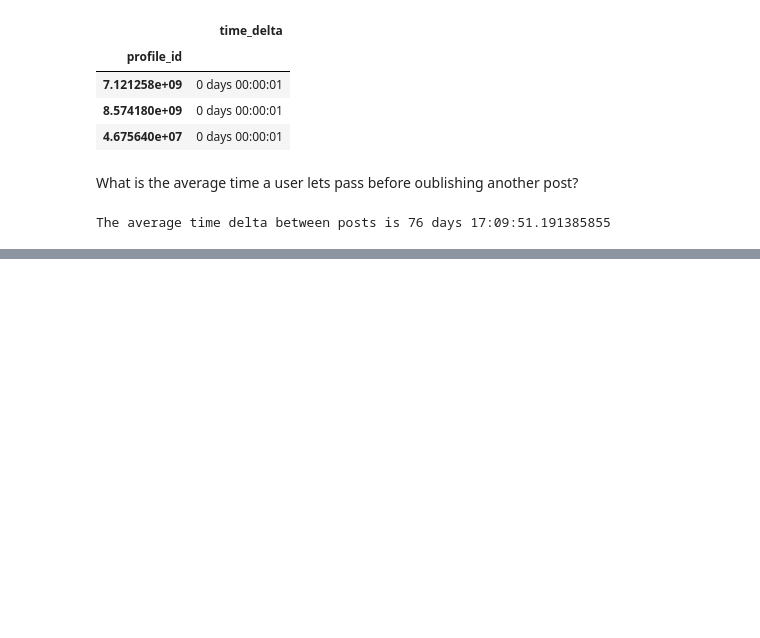
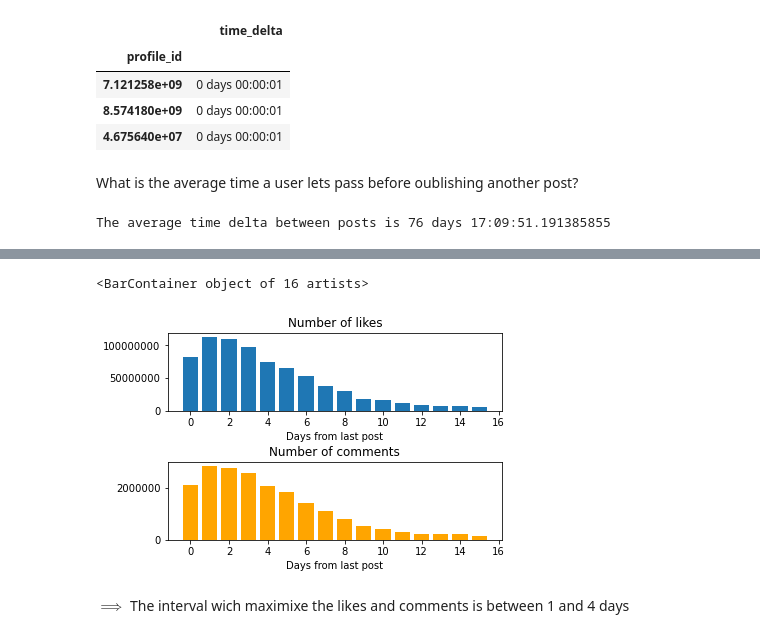
Before and after one commit to sophiaBalestrucci/ADM-HW2, a Jupyter notebook: HW2.ipynb, the cells around one changed output, grey strips where cells are left out. Cells and saved outputs as stored; diff of their text form; code cells hidden in the pictures; blank space fills up the shorter version.

```diff
--- a/HW2.ipynb
+++ b/HW2.ipynb
@@ -529,0 +532,4 @@ Plot the time intervals with the highest average number of “likes” and the o
+# %%
+# posts with likes and comments
+posts = pd.read_csv("/home/ec2-user/SageMaker/ADM-HW2/instagram_posts.zip",delimiter="\t",lineterminator="\n",
+                    usecols = ["post_id","profile_id","cts","numbr_likes","number_comments"])
@@ -529,0 +579,34 @@ Plot the time intervals with the highest average number of “likes” and the o
+# %%
+# cutting the tail after 10 days as it has lower number of comments and likes
+interval = s_prof[(s_prof["time_delta"] > pd.Timedelta(0,unit="days")) & (s_prof["time_delta"] < pd.Timedelta(16,unit="days"))]
+
+# df with the mean of likes and comments
+mean_l_c = interval.groupby("profile_id")[["numbr_likes","number_comments"]].mean()
+
+# df with the mean of time_delta
+mean_time_delts = interval.groupby("profile_id")["time_delta"].mean()
+# %%
+# joining the two dataframes (likes and comments + timedelta)
+l_c_per_time_delta = mean_l_c.join(mean_time_delts,on="profile_id", how="left")
+# group by days
+days = l_c_per_time_delta.time_delta.dt.days
+plot = l_c_per_time_delta.groupby(days)[["numbr_likes","number_comments"]].sum()
+# %%
+# plots
+fig, ax = plt.subplots(2, 1)
+fig.tight_layout(pad=3)
+
+ax[0].ticklabel_format(style='plain')
+ax[0].set_title("Number of likes")
+ax[0].set_xlabel("Days from last post")
+ax[0].bar(plot.index,plot["numbr_likes"])
+
+ax[1].set_title("Number of comments")
+ax[1].ticklabel_format(style='plain')
+ax[1].set_xlabel("Days from last post")
+ax[1].bar(plot.index,plot["number_comments"],color="orange")
+# %% [output]
+<BarContainer object of 16 artists>
+[figure, added]
+# %% [markdown]
+$\implies$ The interval wich maximixe the likes and comments is between 1 and 4 days
```
Also changed, not shown: parts of 9 cells of this notebook.
